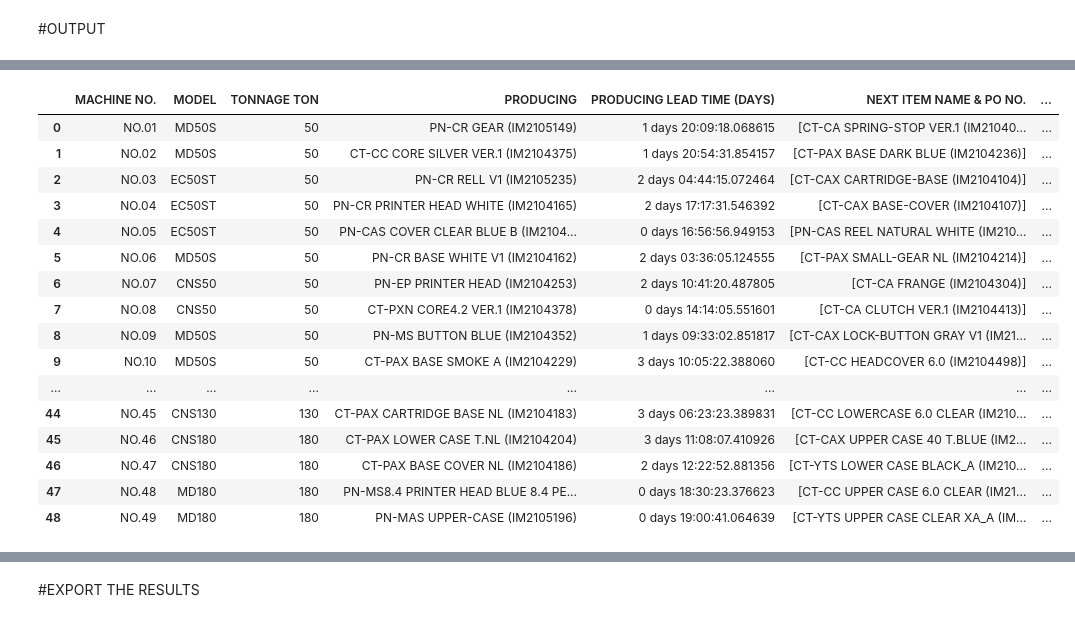
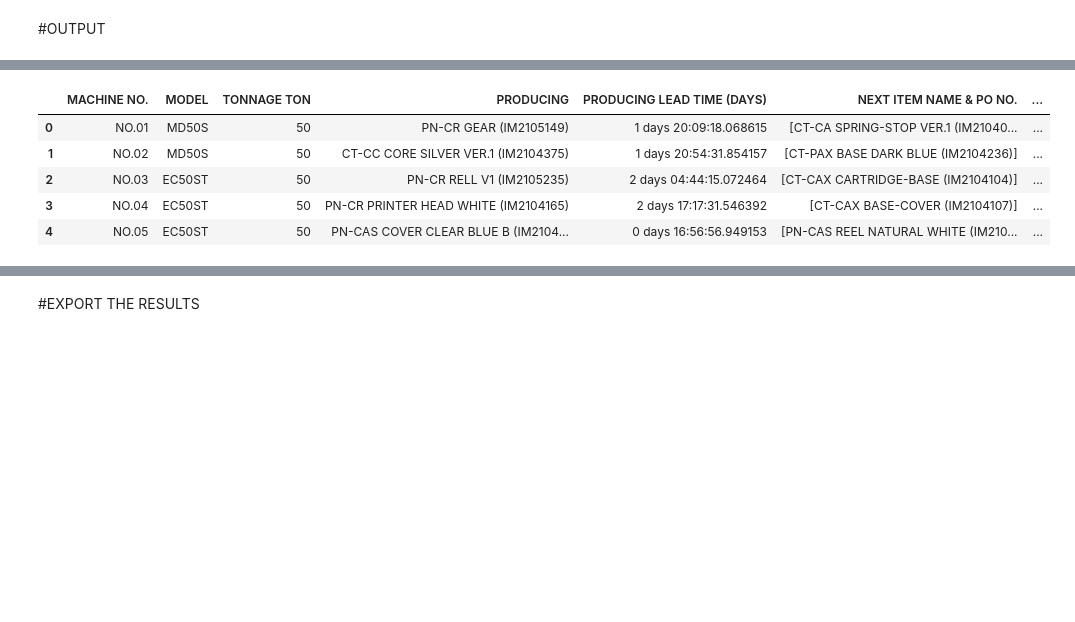
Before and after one commit to ThuyHaLE/ThuyHaLE, a Jupyter notebook: Recommendation_production_planning.ipynb, the cells around one changed output, grey strips where cells are left out. Saved outputs shown, nothing was run; the diff lists cells and outputs as text; code cells hidden in the pictures; blank space fills up the shorter version.

```diff
--- a/Recommendation_production_planning.ipynb
+++ b/Recommendation_production_planning.ipynb
@@ -891,23 +796,12 @@ new_mold_plan_with_priority
 # %%
 #Final_production_plan
-new_production_plan_with_priority
+new_production_plan_with_priority.head()
 # %% [output]
 |  | MACHINE NO. | MODEL | TONNAGE TON | PRODUCING | PRODUCING LEAD TIME (DAYS) | NEXT ITEM NAME & PO NO. | ... |
 | 0 | NO.01 | MD50S | 50 | PN-CR GEAR (IM2105149) | 1 days 20:09:18.068615 | [CT-CA SPRING-STOP VER.1 (IM21040... | ... |
 | 1 | NO.02 | MD50S | 50 | CT-CC CORE SILVER VER.1 (IM2104375) | 1 days 20:54:31.854157 | [CT-PAX BASE DARK BLUE (IM2104236)] | ... |
 | 2 | NO.03 | EC50ST | 50 | PN-CR RELL V1 (IM2105235) | 2 days 04:44:15.072464 | [CT-CAX CARTRIDGE-BASE (IM2104104)] | ... |
 | 3 | NO.04 | EC50ST | 50 | PN-CR PRINTER HEAD WHITE (IM2104165) | 2 days 17:17:31.546392 | [CT-CAX BASE-COVER (IM2104107)] | ... |
 | 4 | NO.05 | EC50ST | 50 | PN-CAS COVER CLEAR BLUE B (IM2104... | 0 days 16:56:56.949153 | [PN-CAS REEL NATURAL WHITE (IM210... | ... |
-| 5 | NO.06 | MD50S | 50 | PN-CR BASE WHITE V1 (IM2104162) | 2 days 03:36:05.124555 | [CT-PAX SMALL-GEAR NL (IM2104214)] | ... |
-| 6 | NO.07 | CNS50 | 50 | PN-EP PRINTER HEAD (IM2104253) | 2 days 10:41:20.487805 | [CT-CA FRANGE (IM2104304)] | ... |
-| 7 | NO.08 | CNS50 | 50 | CT-PXN CORE4.2 VER.1 (IM2104378) | 0 days 14:14:05.551601 | [CT-CA CLUTCH VER.1 (IM2104413)] | ... |
-| 8 | NO.09 | MD50S | 50 | PN-MS BUTTON BLUE (IM2104352) | 1 days 09:33:02.851817 | [CT-CAX LOCK-BUTTON GRAY V1 (IM21... | ... |
-| 9 | NO.10 | MD50S | 50 | CT-PAX BASE SMOKE A (IM2104229) | 3 days 10:05:22.388060 | [CT-CC HEADCOVER 6.0 (IM2104498)] | ... |
-| ... | ... | ... | ... | ... | ... | ... | ... |
-| 44 | NO.45 | CNS130 | 130 | CT-PAX CARTRIDGE BASE NL (IM2104183) | 3 days 06:23:23.389831 | [CT-CC LOWERCASE 6.0 CLEAR (IM210... | ... |
-| 45 | NO.46 | CNS180 | 180 | CT-PAX LOWER CASE T.NL (IM2104204) | 3 days 11:08:07.410926 | [CT-CAX UPPER CASE 40 T.BLUE (IM2... | ... |
-| 46 | NO.47 | CNS180 | 180 | CT-PAX BASE COVER NL (IM2104186) | 2 days 12:22:52.881356 | [CT-YTS LOWER CASE BLACK_A (IM210... | ... |
-| 47 | NO.48 | MD180 | 180 | PN-MS8.4 PRINTER HEAD BLUE 8.4 PE... | 0 days 18:30:23.376623 | [CT-CC UPPER CASE 6.0 CLEAR (IM21... | ... |
-| 48 | NO.49 | MD180 | 180 | PN-MAS UPPER-CASE (IM2105196) | 0 days 19:00:41.064639 | [CT-YTS UPPER CASE CLEAR XA_A (IM... | ... |
 # %%
 #Producing_plastic_plan
```
Also changed, not shown: parts of 12 cells of this notebook.
